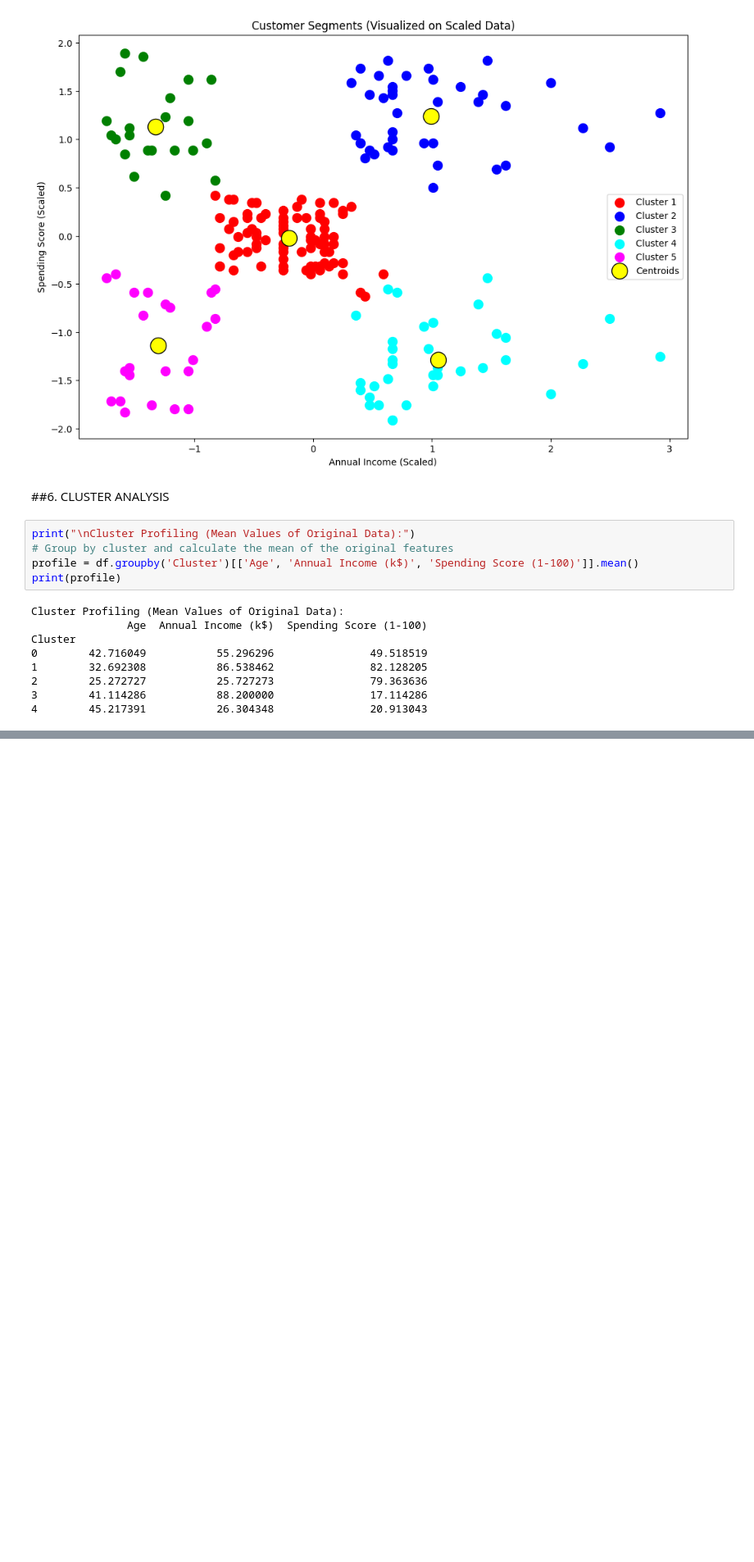
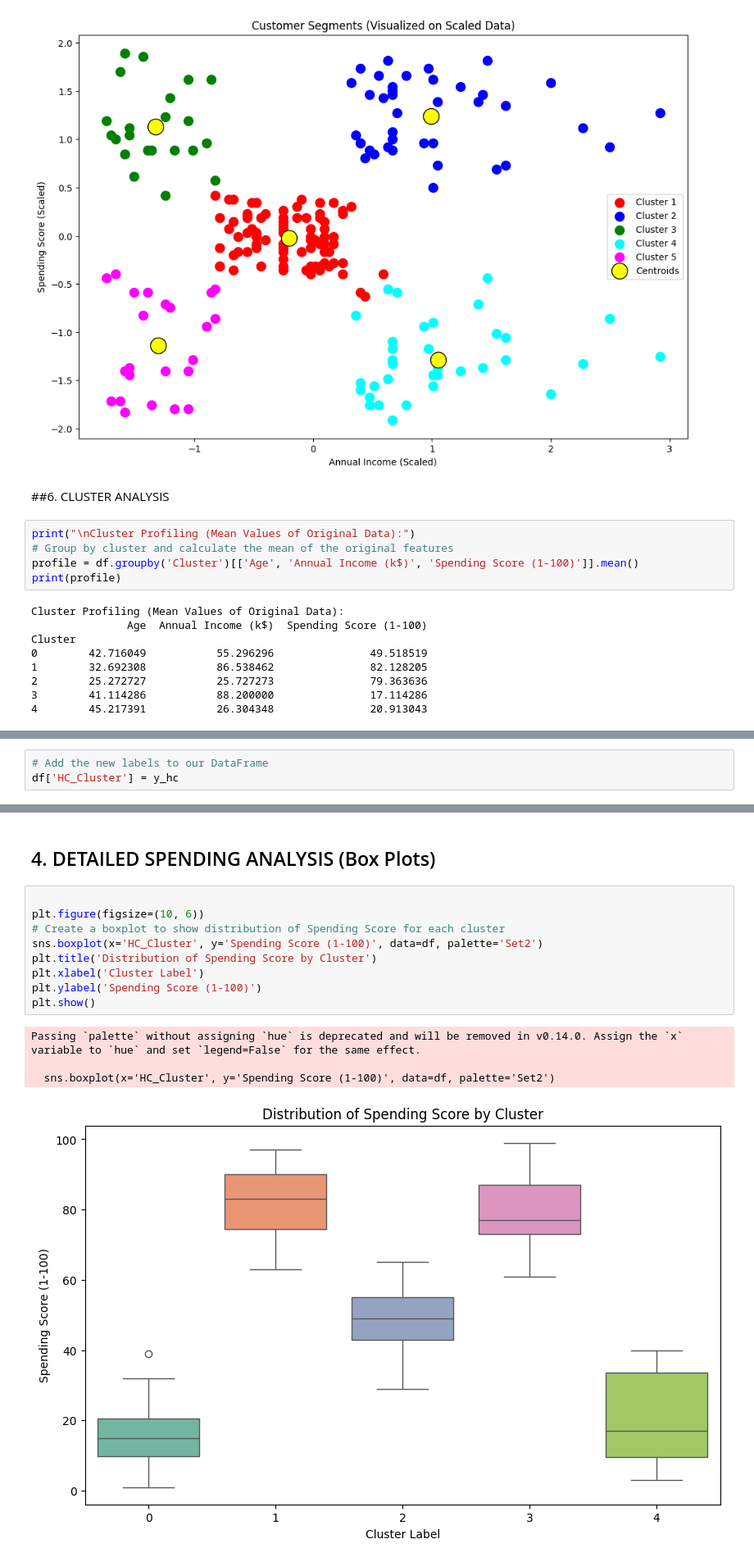
Before and after one commit to NegasaReta/Elevvo-Internship-Machine-Learning-Track, a Jupyter notebook: Task2_Customer_Segmentation_KMeans.ipynb, the cells around one changed output, grey strips where cells are left out. Shown at 82% size. Saved outputs shown, nothing was run; the diff lists cells and outputs as text; blank space fills up the shorter version.

```diff
--- a/Task2_Customer_Segmentation_KMeans.ipynb
+++ b/Task2_Customer_Segmentation_KMeans.ipynb
@@ -118,0 +146,3 @@ Cluster
+# %%
+# Add the new labels to our DataFrame
+df['HC_Cluster'] = y_hc
@@ -118,0 +166,16 @@ Cluster
+# %% [markdown]
+## 4. DETAILED SPENDING ANALYSIS (Box Plots)
+# %%
+
+plt.figure(figsize=(10, 6))
+# Create a boxplot to show distribution of Spending Score for each cluster
+sns.boxplot(x='HC_Cluster', y='Spending Score (1-100)', data=df, palette='Set2')
+plt.title('Distribution of Spending Score by Cluster')
+plt.xlabel('Cluster Label')
+plt.ylabel('Spending Score (1-100)')
+plt.show()
+# %% [output]
+Passing `palette` without assigning `hue` is deprecated and will be removed in v0.14.0. Assign the `x` variable to `hue` and set `legend=False` for the same effect.
+
+  sns.boxplot(x='HC_Cluster', y='Spending Score (1-100)', data=df, palette='Set2')
+[figure, added]
```
Also changed, not shown: parts of 23 cells of this notebook.
